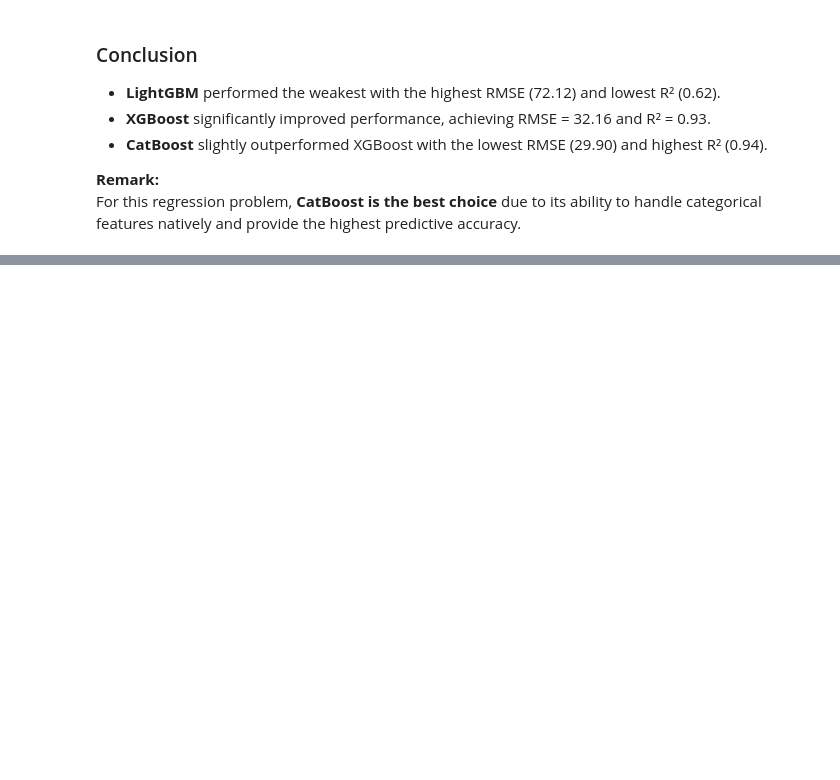
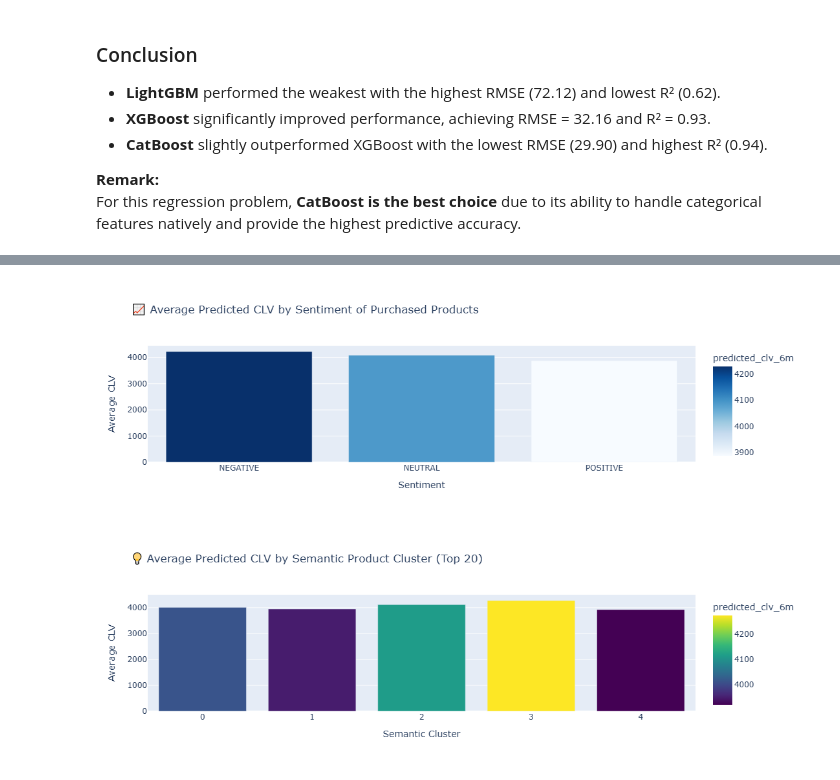
Before and after one commit to NadaManai/Customer-Lifetime-Value-Prediction-Segmentation-for-E-commerce, a Jupyter notebook: CLV prediction and customer segmentation/CLV prediction (Supervised ML models).ipynb, the cells around one changed output, grey strips where cells are left out. Cells and saved outputs as stored; diff of their text form; code cells hidden in the pictures; blank space fills up the shorter version.

```diff
--- a/CLV prediction and customer segmentation/Customer Lifetime Value (CLV) prediction.ipynb
+++ b/CLV prediction and customer segmentation/CLV prediction (Supervised ML models).ipynb
@@ -531,0 +694,43 @@ For this regression problem, **CatBoost is the best choice** due to its ability
+# %%
+import plotly.express as px
+
+# ----------------------------
+# 1️⃣ Average CLV by Sentiment
+# ----------------------------
+if 'Sentiment' in data.columns:
+    avg_clv_sentiment = data.groupby('Sentiment')['predicted_clv_6m'].mean().reset_index()
+
+    fig_sentiment = px.bar(
+        avg_clv_sentiment.sort_values(by='predicted_clv_6m', ascending=False),
+        x='Sentiment',
+        y='predicted_clv_6m',
+        color='predicted_clv_6m',
+        color_continuous_scale='blues',
+        title='📈 Average Predicted CLV by Sentiment of Purchased Products'
+    )
+    fig_sentiment.update_layout(xaxis_title='Sentiment', yaxis_title='Average CLV')
+    fig_sentiment.show()
+else:
+    print("⚠️ 'Sentiment' column not found — skipping sentiment-level CLV plot.")
+
+# ----------------------------
+# 2️⃣ Average CLV by Semantic Cluster
+# ----------------------------
+if 'ProductClusterSemantic' in data.columns:
+    avg_clv_cluster = data.groupby('ProductClusterSemantic')['predicted_clv_6m'].mean().reset_index()
+
+    fig_cluster = px.bar(
+        avg_clv_cluster.sort_values(by='predicted_clv_6m', ascending=False).head(20),
+        x='ProductClusterSemantic',
+        y='predicted_clv_6m',
+        color='predicted_clv_6m',
+        color_continuous_scale='viridis',
+        title='💡 Average Predicted CLV by Semantic Product Cluster (Top 20)'
+    )
+    fig_cluster.update_layout(xaxis_title='Semantic Cluster', yaxis_title='Average CLV')
+    fig_cluster.show()
+else:
+    print("⚠️ 'ProductClusterSemantic' column not found — skipping semantic cluster-level CLV plot.")
+# %% [output]
+[figure, added]
+[figure, added]
```
Also changed, not shown: parts of 11 cells of this notebook, 1 other file.
